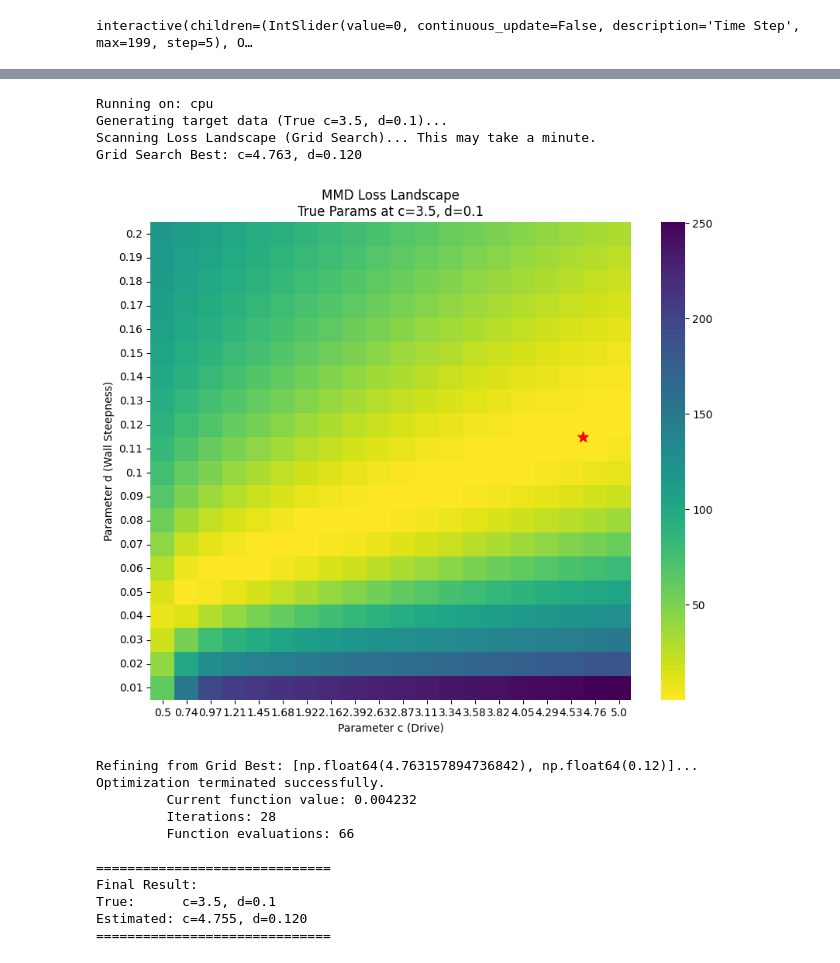
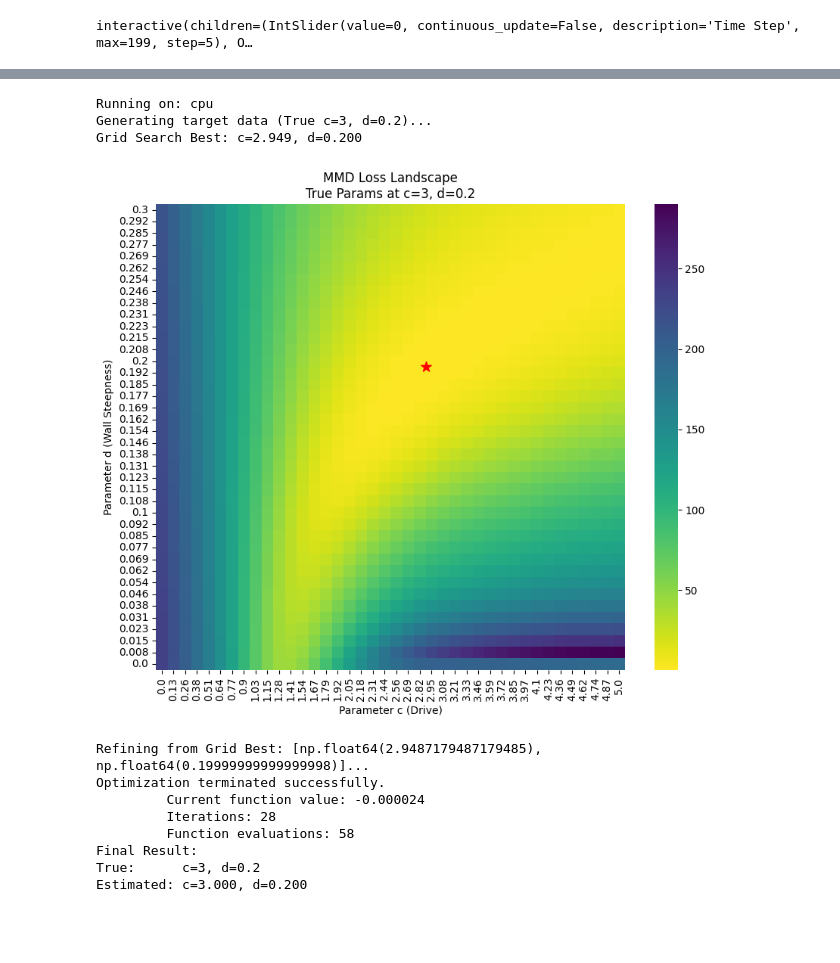
Before and after one commit to shenaoxian-glitch/Learninglandsacpe, a Jupyter notebook: toymodel.ipynb, the cells around one changed output, grey strips where cells are left out. Cells and saved outputs as stored; diff of their text form; code cells hidden in the pictures; blank space fills up the shorter version.

```diff
--- a/toymodel.ipynb
+++ b/toymodel.ipynb
@@ -6,10 +6,10 @@ from matplotlib import cm
 
 
 PARAMS = {
-    'a': 0.5,    # Bifurcation point (y=0)
-    'b': 1/6,    # x-scale stability, distance between branches^-1
-    'c': 2/3,  # Drive strength (tilt), distance between bifurcation and new stable points
-    'd': 0  # Wall steepness
+    'a': 0,    # Bifurcation point (y=0)
+    'b': 0.2,    # x-scale stability, distance between branches^-1
+    'c': 3,  # Drive strength (tilt), distance between bifurcation and new stable points
+    'd': 0.2  # Wall steepness
 }
 
 # Simulation controls
@@ -17,10 +17,10 @@ N_PARTICLES = 1000
 T_TOTAL = 2        # Total duration
 dt = 0.01            # Time step size
 n_steps = int(T_TOTAL / dt)
-sigma = 0.3          # Noise
+sigma = 0.2          # Noise
 x0 = 0.0    # Initial x position (near the unstable point)
 dx = 0.05  # Initial noise scale for x
-y0 = 0   # Initial y position (before bifurcation)
+y0 = -1   # Initial y position (before bifurcation)
 dy = 0.05  # Initial noise scale for y
 
 
@@ -47,8 +47,8 @@ def force(x, y, p):
 
 # --- Plot Setup ---
 
-x = np.linspace(-8, 8, 200)
-y = np.linspace(-1, 9, 200)
+x = np.linspace(-5, 5, 200)
+y = np.linspace(-2, 4, 200)
 X, Y = np.meshgrid(x, y)
 Z = potential(X, Y, p=PARAMS)
 
@@ -303,4 +305,6 @@ Final Estimated d: 0.120 (True: 0.05)
 # %%
+# --- Another Method ---
+
 import torch
 from scipy.optimize import minimize
 import seaborn as sns
@@ -354,15 +358,13 @@ def calc_multiscale_mmd(x, y, bandwidths=[0.5, 2.0, 5.0]):
     return total_loss
 
 # --- 2. Generate Ground Truth ---
-print("Generating target data (True c=3.5, d=0.1)...")
-target_data = simulate_torch([3.5, 0.1], seed=999)
+print(f"Generating target data (True c={target_params['c']}, d={target_params['d']})...")
+target_data = simulate_torch([target_params['c'], target_params['d']], seed=42)
 
 # --- 3. Grid Search & Visualization ---
 
-print("Scanning Loss Landscape (Grid Search)... This may take a minute.")
-
-c_range = np.linspace(0.5, 5.0, 20)  # 尝试 20 个 c
-d_range = np.linspace(0.01, 0.2, 20) # 尝试 20 个 d
+c_range = np.linspace(0, 5.0, 40)  # try 20 values for c
+d_range = np.linspace(0, 0.3, 40) # try 20 values for d
 
 loss_grid = np.zeros((len(d_range), len(c_range)))
 best_loss_grid = float('inf')
@@ -371,7 +373,7 @@ best_params_grid = [0, 0]
 # scan the grid
 for i, d_val in enumerate(d_range):
     for j, c_val in enumerate(c_range):
-        # 使用 seed=42 保证评估的一致性
+        # seed=42
         sim = simulate_torch([c_val, d_val], seed=42)
         loss = calc_multiscale_mmd(sim, target_data).item() * 100
 
@@ -387,50 +389,43 @@ print(f"Grid Search Best: c={best_params_grid[0]:.3f}, d={best_params_grid[1]:.3
 plt.figure(figsize=(10, 8))
 ax = sns.heatmap(loss_grid, xticklabels=np.round(c_range, 2), yticklabels=np.round(d_range, 3), cmap="viridis_r", annot=False)
 ax.invert_yaxis()
 plt.xlabel("Parameter c (Drive)")
 plt.ylabel("Parameter d (Wall Steepness)")
-plt.title(f"MMD Loss Landscape\nTrue Params at c=3.5, d=0.1")
+plt.title(f"MMD Loss Landscape\nTrue Params at c={target_params['c']}, d={target_params['d']}")
 # mark the best point found by grid search
 plt.scatter(np.searchsorted(c_range, best_params_grid[0]), np.searchsorted(d_range, best_params_grid[1]), c='red', s=100, marker='*', label='Grid Minimum')
 plt.show()
 
 # --- 5. Fine-Tuning with Nelder-Mead ---
-# 使用网格搜索的结果作为初始点，而不是瞎猜的 [2.0, 0.05]
 
 print(f"Refining from Grid Best: {best_params_grid}...")
 
 def objective(p):
     c_val, d_val = p
     if d_val < 0.001 or c_val < 0: return 1e6
     sim_data = simulate_torch([c_val, d_val], seed=42)
     return calc_multiscale_mmd(sim_data, target_data).item() * 100
 
 res = minimize(
     objective,
     best_params_grid, # <--- key: from the best point
     method='Nelder-Mead',
     options={'disp': True, 'maxiter': 50, 'xatol': 1e-4}
 )
 
-print("\n" + "="*30)
 print(f"Final Result:")
-print(f"True:      c=3.5, d=0.1")
+print(f"True:      c={target_params['c']}, d={target_params['d']}")
 print(f"Estimated: c={res.x[0]:.3f}, d={res.x[1]:.3f}")
-print("="*30)
 # %% [output]
 Running on: cpu
-Generating target data (True c=3.5, d=0.1)...
-Scanning Loss Landscape (Grid Search)... This may take a minute.
-Grid Search Best: c=4.763, d=0.120
+Generating target data (True c=3, d=0.2)...
+Grid Search Best: c=2.949, d=0.200
-[figure, old version]
+[figure, new version]
-Refining from Grid Best: [np.float64(4.763157894736842), np.float64(0.12)]...
+Refining from Grid Best: [np.float64(2.9487179487179485), np.float64(0.19999999999999998)]...
 Optimization terminated successfully.
-         Current function value: 0.004232
+         Current function value: -0.000024
          Iterations: 28
-         Function evaluations: 66
-
-==============================
+         Function evaluations: 58
 Final Result:
-True:      c=3.5, d=0.1
-Estimated: c=4.755, d=0.120
-==============================
+True:      c=3, d=0.2
+Estimated: c=3.000, d=0.200
```
Also changed, not shown: parts of 3 cells of this notebook, 1 other file.
